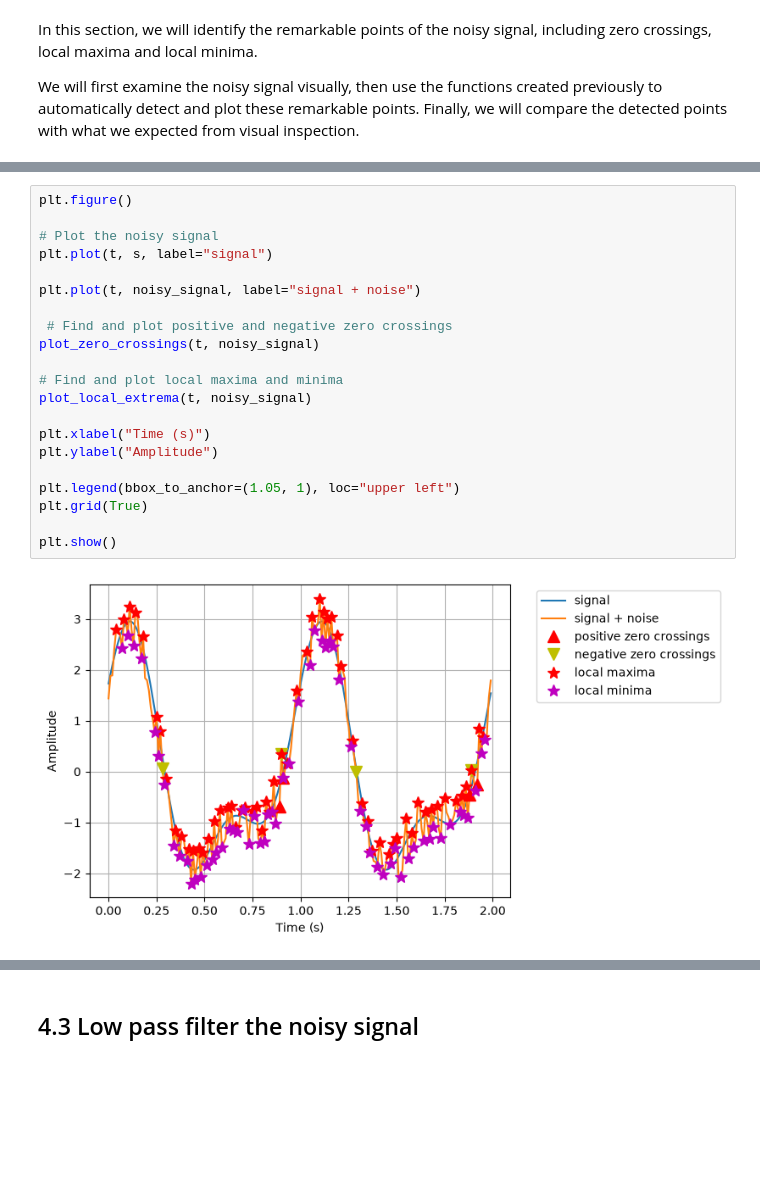
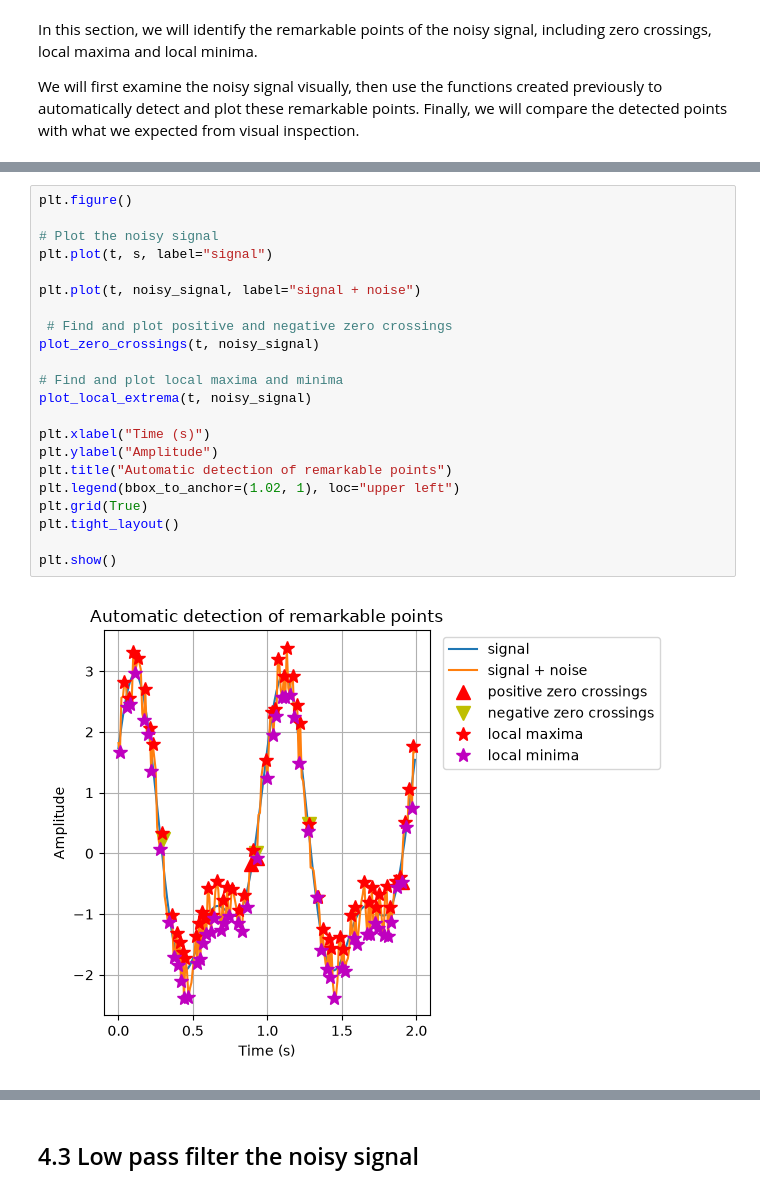
Before and after one commit to GaiaGas/Series03-Python, a Jupyter notebook: Series03-Python.ipynb, the cells around one changed output, grey strips where cells are left out. Saved outputs shown, nothing was run; the diff lists cells and outputs as text; blank space fills up the shorter version.

```diff
--- a/Series03-Python.ipynb
+++ b/Series03-Python.ipynb
@@ -520,26 +548,27 @@ We will first examine the noisy signal visually, then use the functions created
 # %%
 plt.figure()
 
 # Plot the noisy signal
 plt.plot(t, s, label="signal")
 
 plt.plot(t, noisy_signal, label="signal + noise")
 
  # Find and plot positive and negative zero crossings
 plot_zero_crossings(t, noisy_signal)
 
 # Find and plot local maxima and minima
 plot_local_extrema(t, noisy_signal)
 
 plt.xlabel("Time (s)")
 plt.ylabel("Amplitude")
-
-plt.legend(bbox_to_anchor=(1.05, 1), loc="upper left")
+plt.title("Automatic detection of remarkable points")
+plt.legend(bbox_to_anchor=(1.02, 1), loc="upper left")
 plt.grid(True)
+plt.tight_layout()
 
 plt.show()
 # %% [output]
-[figure, old version]
+[figure, new version]
 # %%
 freq_info_noisy = compute_frequency_from_zero_crossings(t, noisy_signal)
 
```
Also changed, not shown: parts of 12 cells of this notebook.
